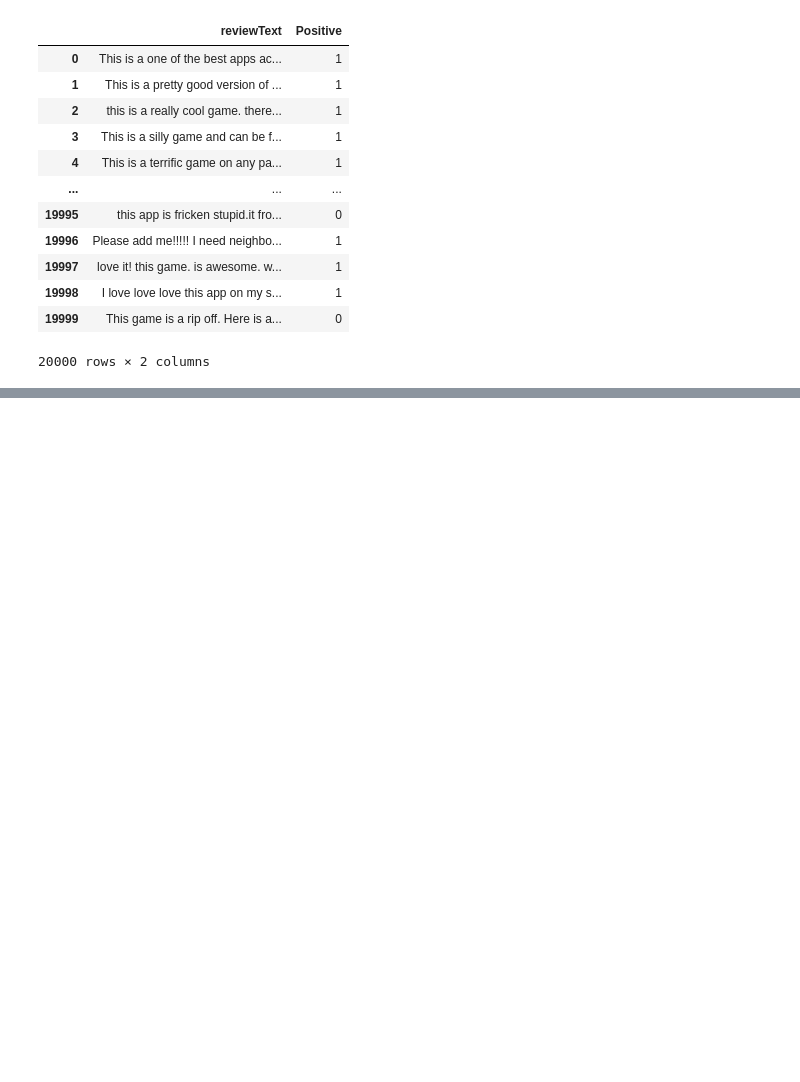
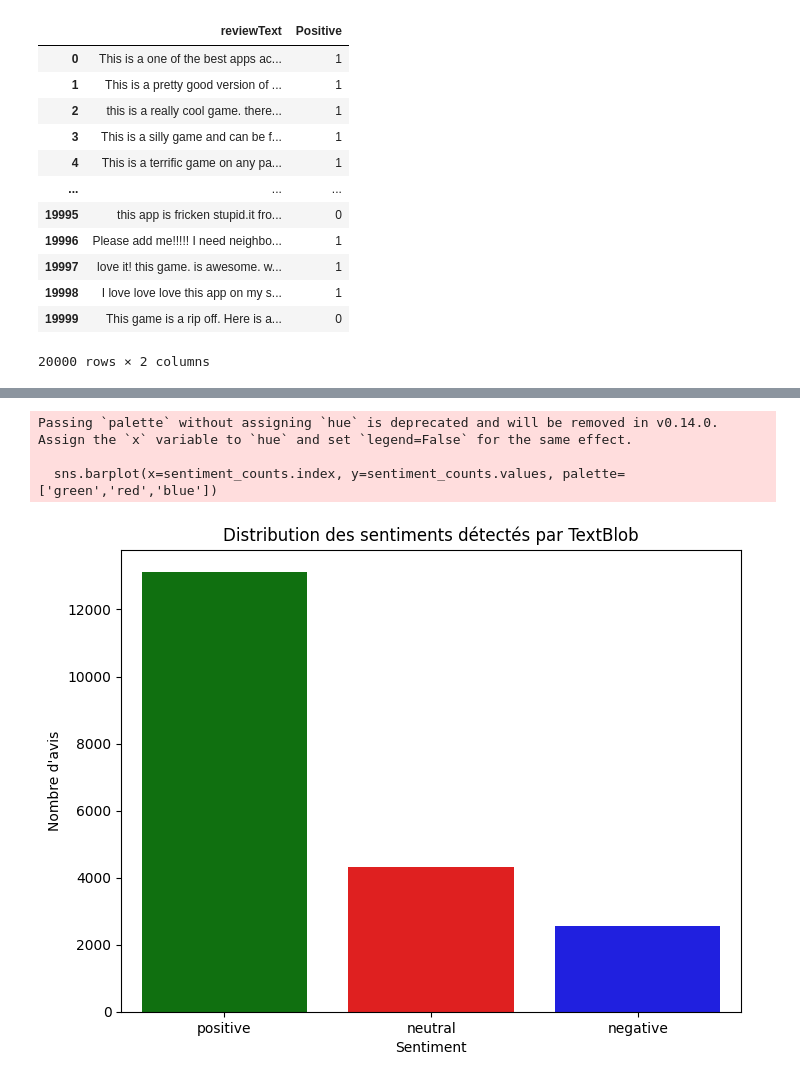
Before and after one commit to rosanajurdi/Data_Visualization_Course, a Jupyter notebook: lab-sessions/lab10-Evaluation.ipynb, the cells around one changed output, grey strips where cells are left out. Drawn from its saved outputs; the diff is of its cells as text; code cells hidden in the pictures; blank space fills up the shorter version.

```diff
--- a/lab-sessions/lab10-Evaluation.ipynb
+++ b/lab-sessions/lab10-Evaluation.ipynb
@@ -59,0 +57,69 @@ df
+# %%
+# Chargement du dataset
+df = pd.read_csv("datasets/amazon_review.csv")
+
+# Nettoyage, minuscule et suppression ponctuation, chiffres, stopwords
+stop_words = set(nltk.corpus.stopwords.words('english'))
+
+def preprocess_text(text):
+    text = text.lower()
+    text = re.sub(r'[^\w\s]', '', text)  # supprime ponctuation
+    text = re.sub(r'\d+', '', text)      # supprime chiffres
+    return text
+
+df['clean_text'] = df['reviewText'].apply(preprocess_text)
+
+# Fonction pour convertir tag Treebank -> WordNet (pour lemmatization)
+def get_wordnet_pos(treebank_tag):
+    if treebank_tag.startswith('J'):
+        return 'a'  # adjectif
+    elif treebank_tag.startswith('V'):
+        return 'v'  # verbe
+    elif treebank_tag.startswith('N'):
+        return 'n'  # nom
+    elif treebank_tag.startswith('R'):
+        return 'r'  # adverbe
+    else:
+        return 'n'  # défaut: nom
+
+# Lemmatisation avec POS tagging + filtrage stopwords
+def lemmatize_text(text):
+    blob = TextBlob(text)
+    lemmas = []
+    for word, tag in blob.tags:
+        if word in stop_words or len(word) < 2:
+            continue
+        pos = get_wordnet_pos(tag)
+        lemma = Word(word).lemmatize(pos)
+        lemmas.append(lemma)
+    return lemmas
+
+df['lemmas'] = df['clean_text'].apply(lemmatize_text)
+
+# --- Sentiment Analysis avec TextBlob ---
+def get_sentiment(text):
+    blob = TextBlob(text)
+    polarity = blob.sentiment.polarity
+    if polarity > 0.1:
+        return 'positive'
+    elif polarity < -0.1:
+        return 'negative'
+    else:
+        return 'neutral'
+
+df['textblob_sentiment'] = df['reviewText'].apply(get_sentiment)
+
+# Visualisation de la distribution des sentiments
+sentiment_counts = df['textblob_sentiment'].value_counts()
+
+plt.figure(figsize=(8,6))
+sns.barplot(x=sentiment_counts.index, y=sentiment_counts.values, palette=['green','red','blue'])
+plt.title('Distribution des sentiments détectés par TextBlob')
+plt.xlabel('Sentiment')
+plt.ylabel('Nombre d\'avis')
+plt.show()
+# %% [output]
+Passing `palette` without assigning `hue` is deprecated and will be removed in v0.14.0. Assign the `x` variable to `hue` and set `legend=False` for the same effect.
+
+  sns.barplot(x=sentiment_counts.index, y=sentiment_counts.values, palette=['green','red','blue'])
+[figure, added]
```
Also changed, not shown: parts of 11 cells of this notebook, 2 other files.
